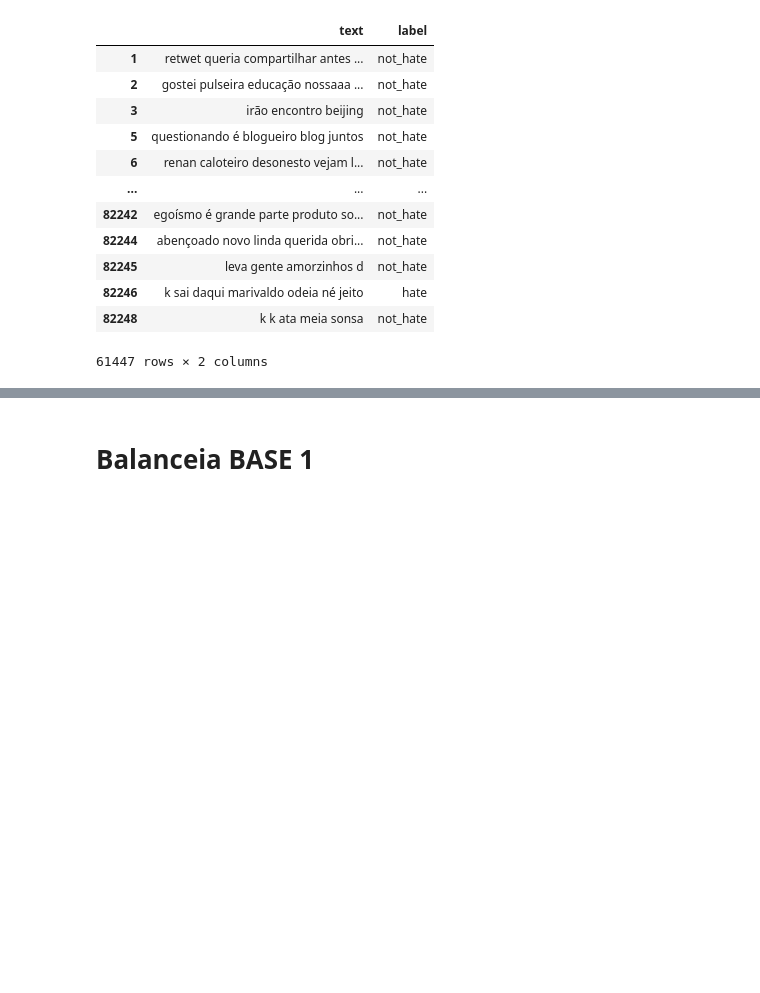
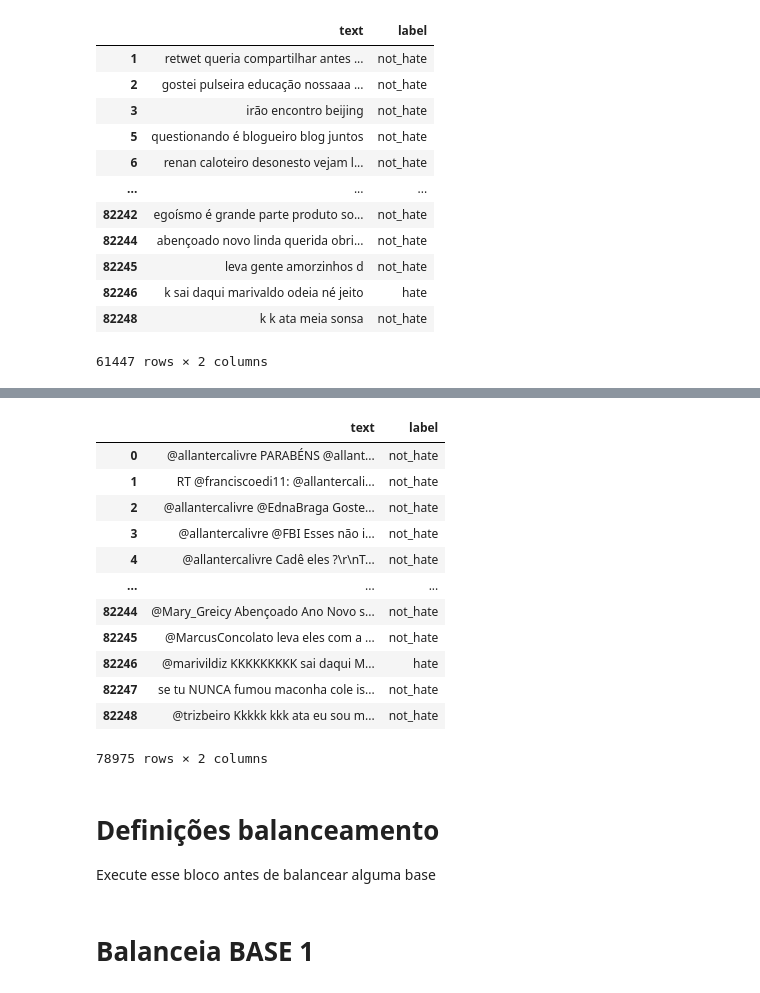
Before and after one commit to LuanPCunha/TCC, a Jupyter notebook: RotinaDeClassificacaoDaBaseDeDados.ipynb, the cells around one changed output, grey strips where cells are left out. Saved outputs shown, nothing was run; the diff lists cells and outputs as text; code cells hidden in the pictures; blank space fills up the shorter version.

Commit message:
Adição de bloco para classificar a base bruta e formatação do notebook

```diff
--- a/RotinaDeClassificacaoDaBaseDeDados.ipynb
+++ b/RotinaDeClassificacaoDaBaseDeDados.ipynb
@@ -266,0 +275,6 @@ base2
+# %%
+#Carrega a base de dados bruta
+base0 = pd.read_csv(PATH_BASE_COMPLETA_BRUTA, index_col=0)
+# Dropa colunas que não serão utilizadas
+base0.drop(['id_str', 'created_at','entities.hashtags','place.full_name'], axis='columns', inplace=True)
+base0.head()
@@ -266,0 +292,5 @@ base2
+# %%
+# CLASSIFICAÇÃO HATE
+# Executa a classificação na base 0
+base0['label'] = base0['text'].apply(lambda x: classifica(x,dict_hate,"hate","not_hate"))
+base0.head()
@@ -266,0 +304,5 @@ base2
+# %%
+# CLASSIFICAÇÃO BADWORD
+# Executa a classificação na base 0
+base0['classificacao_badword'] = base0['text'].apply(lambda x: classifica(x,dict_badword,"badword","not_badword"))
+base0.head()
@@ -267,3 +316,31 @@ base2
+# %%
+# BASE 0 NÃO PROCESSADA
+# ELIMINAR OS TWEETS QUE CONTEM BADWORDS E SÃO NOT_HATE : drop (badword and not_hate)
+
+baseDrop0 = base0[ (base0['classificacao_badword']=='badword') & (base0['label']=='not_hate')].index
+base0.drop(baseDrop0, inplace=True)
+
+# Dropa colunas que não serão utilizadas
+base0.drop(['classificacao_badword'], axis='columns', inplace=True)
+# %%
+base0
+# %% [output]
+|  | text | label |
+| 0 | @allantercalivre PARABÉNS @allant... | not_hate |
+| 1 | RT @franciscoedi11: @allantercali... | not_hate |
+| 2 | @allantercalivre @EdnaBraga Goste... | not_hate |
+| 3 | @allantercalivre @FBI Esses não i... | not_hate |
+| 4 | @allantercalivre Cadê eles ?\r\nT... | not_hate |
+| ... | ... | ... |
+| 82244 | @Mary_Greicy Abençoado Ano Novo s... | not_hate |
+| 82245 | @MarcusConcolato leva eles com a ... | not_hate |
+| 82246 | @marivildiz KKKKKKKKK sai daqui M... | hate |
+| 82247 | se tu NUNCA fumou maconha cole is... | not_hate |
+| 82248 | @trizbeiro Kkkkk kkk ata eu sou m... | not_hate |
+78975 rows × 2 columns
+# %% [markdown]
+# Definições balanceamento
+Execute esse bloco antes de balancear alguma base
 # %%
 categorias_desejadas = ['hate', 'not_hate'] # !!!
 
```
Also changed, not shown: parts of 33 cells of this notebook.
